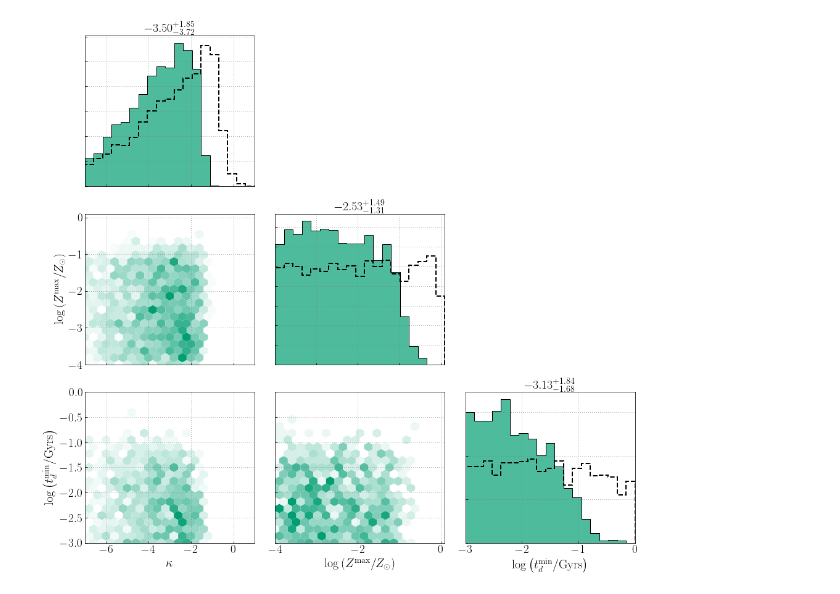
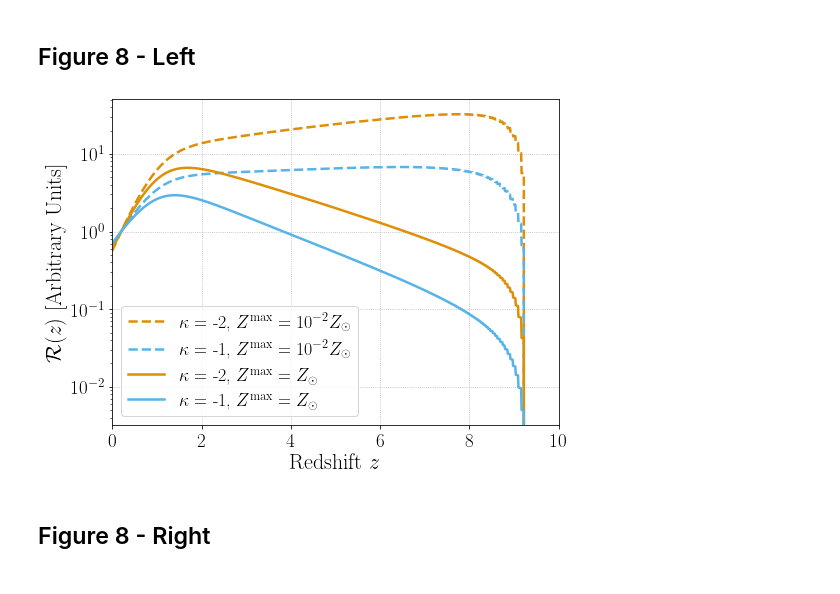
Before and after one commit to kevinturbang/bbh_gwb_time_delay_inference, a Jupyter notebook: figures/reproduce_figure_9.ipynb, the cells around one changed output. Cells and saved outputs as stored; diff of their text form; code cells hidden in the pictures.

```diff
--- a/figures/reproduce_figure_9.ipynb
+++ b/figures/reproduce_figure_9.ipynb
@@ -47,17 +28,43 @@ data_CBC_GWB_detectable_O5 = az.from_netcdf("../data/O5_CBC_GWB_detectable_VA.nc
-# %%
-fig = plt.figure(figsize=(14,13))
-
-stacked_samples_detectable_O5 = data_CBC_GWB_detectable_O5.posterior.stack(draws=("chain", "draw"))
-
-toPlot_detectable_O5 = {
-    "lambda_td":{"data":stacked_samples_detectable_O5.lambda_td,"plot_bounds":(-7,1),"label":r"$\kappa$"},
-    "logmetMin_td":{"data":stacked_samples_detectable_O5.logmetMin_td,"plot_bounds":(-4,0.1),"label":r"$\log \left(Z^{\rm max}/Z_\odot\right)$"},
-    "log_td_min":{"data":stacked_samples_detectable_O5.log_td_min,"plot_bounds":(-3,0),"label":r"$\log \left(t_d^{\rm min}/{\rm Gyrs}\right)$"}
-}
-
-plot_corner_plus_hist_contour(fig,toPlot_detectable_O5,toPlot_O3,color=my_palette[2],labelsize=22)
-plt.tight_layout()
-plt.savefig("PosteriorO5detectableVA.pdf",dpi=500,bbox_inches='tight')
-plt.show()
-# %% [output]
-[figure, removed]
+# %% [markdown]
+## Figure 8 - Left
+# %%
+rateData_VA = np.load('../input/delayedRateDataVA.npy', allow_pickle=True)[()]
+formationRates_VA = rateData_VA['formationRates']
+tdelays_VA = rateData_VA['tds']
+zformation_VA = rateData_VA['zs']
+# %%
+dz = 0.01
+zs = np.arange(0.,10.0,dz) # NOTE: should be same array as what was used to make the delayedRateDataVA.npy file
+
+def R_norm_VA(zs, metMin_td, lambda_td):
+    fs = gammainc(0.84,(metMin_td**2.)*np.power(10.,0.3*zformation_VA))[...,None]
+    weightedFormationRates_VA = formationRates_VA*fs
+
+    dpdt = np.power(tdelays_VA,lambda_td)
+    dpdt[tdelays_VA<0.05] = 0.
+    dpdt[tdelays_VA>13.5] = 0.
+    mergerRate_VA = weightedFormationRates_VA.dot(dpdt)
+
+    R = mergerRate_VA
+    f = interpolate.interp1d(zs, R)
+    norm = f(0.2)
+    return R, norm
+# %%
+plt.plot(zs, R_norm_VA(zs,1e-2,-2)[0]/R_norm_VA(zs,1e-2,-2)[1], rasterized=True, label="$\kappa$ = -2, $Z^{\\rm max}=10^{-2}Z_\odot$", c = my_palette[1],lw=2.5, ls='dashed')
+plt.plot(zs, R_norm_VA(zs,1e-2,-1)[0]/R_norm_VA(zs,1e-2,-1)[1], rasterized=True, label="$\kappa$ = -1, $Z^{\\rm max}=10^{-2}Z_\odot$", c = my_palette[-1],lw=2.5, ls='dashed')
+plt.plot(zs, R_norm_VA(zs,1,-2)[0]/R_norm_VA(zs,1,-2)[1], rasterized=True, label="$\kappa$ = -2, $Z^{\\rm max}=Z_\odot$", c = my_palette[1],lw=2.5)
+plt.plot(zs, R_norm_VA(zs,1,-1)[0]/R_norm_VA(zs,1,-1)[1], rasterized=True, label="$\kappa$ = -1, $Z^{\\rm max}=Z_\odot$", c = my_palette[-1],lw=2.5)
+plt.yscale('log')
+plt.xlabel('Redshift $z$', fontsize=22)
+plt.legend(fontsize=18)
+plt.xlim(0,10)
+plt.xticks(fontsize=19)
+plt.yticks(fontsize=19)
+plt.ylabel('$\mathcal{R}(z)$ [Arbitrary Units]', fontsize=22)
+plt.grid(visible=True, ls='dotted')
+plt.savefig("rateVA.pdf",dpi=500,bbox_inches='tight')
+plt.show()
+# %% [output]
+[figure, added]
+# %% [markdown]
+## Figure 8 - Right
```
Also changed, not shown: parts of 14 cells of this notebook, 3 other files.
